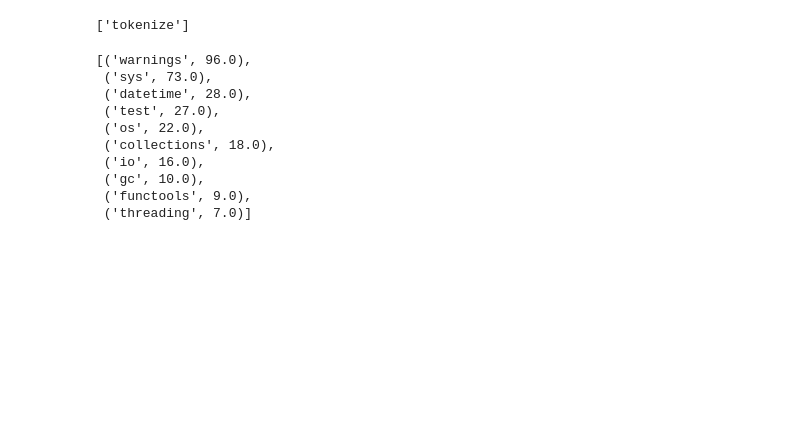
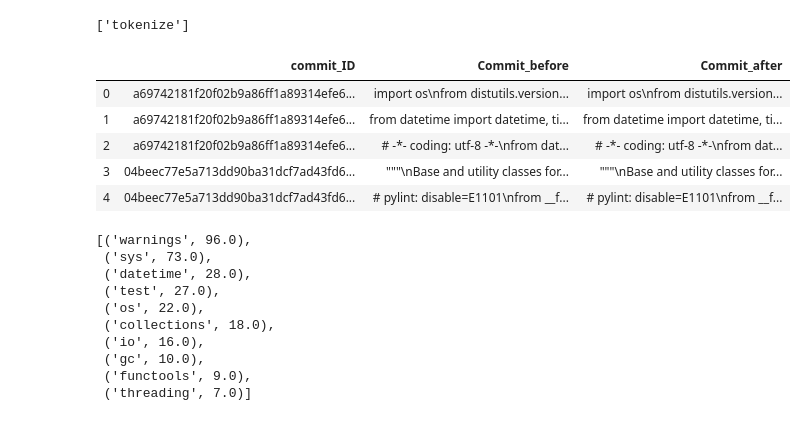
Before and after one commit to arghavanMor/Py_std_libraries, a Jupyter notebook: py_std_libraries.ipynb, the cells around one changed output. Cells and saved outputs as stored; diff of their text form; code cells hidden in the pictures; blank space fills up the shorter version.

```diff
--- a/py_std_libraries.ipynb
+++ b/py_std_libraries.ipynb
@@ -78,6 +67,17 @@ bf_obj.visit(bf_tree)
 file_contents
 # %% [output]
 ['tokenize']
+# %%
+tf_source=Heap_Dev[['commit_ID','Commit_before', 'Commit_after']]
+# %%
+tf_source.head()
+# %% [output]
+|  | commit_ID | Commit_before | Commit_after |
+| 0 | a69742181f20f02b9a86ff1a89314efe6... | import os\nfrom distutils.version... | import os\nfrom distutils.version... |
+| 1 | a69742181f20f02b9a86ff1a89314efe6... | from datetime import datetime, ti... | from datetime import datetime, ti... |
+| 2 | a69742181f20f02b9a86ff1a89314efe6... | # -*- coding: utf-8 -*-\nfrom dat... | # -*- coding: utf-8 -*-\nfrom dat... |
+| 3 | 04beec77e5a713dd90ba31dcf7ad43fd6... | """\nBase and utility classes for... | """\nBase and utility classes for... |
+| 4 | 04beec77e5a713dd90ba31dcf7ad43fd6... | # pylint: disable=E1101\nfrom __f... | # pylint: disable=E1101\nfrom __f... |
 # %%
 import pandas as pd
 # %%
```
Also changed, not shown: parts of 6 cells of this notebook.
